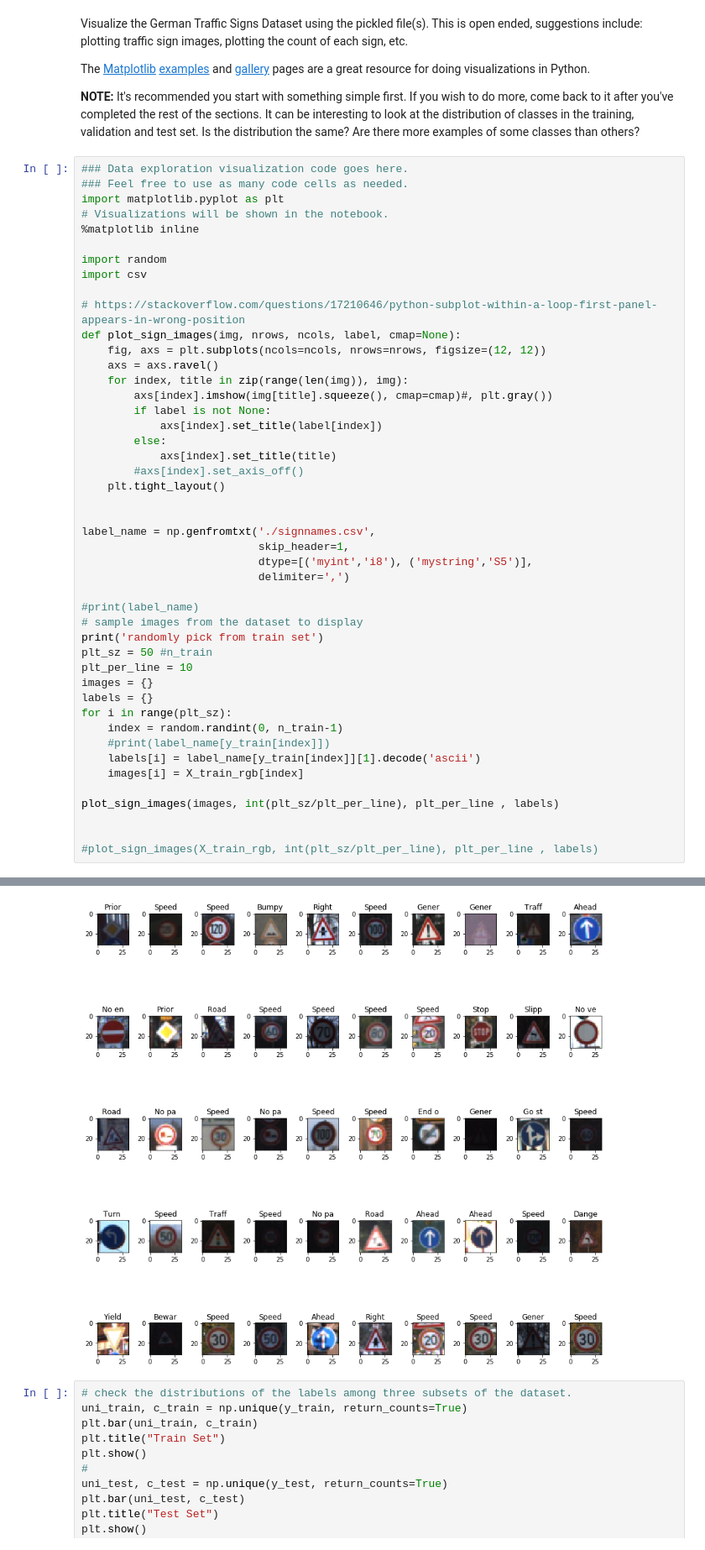
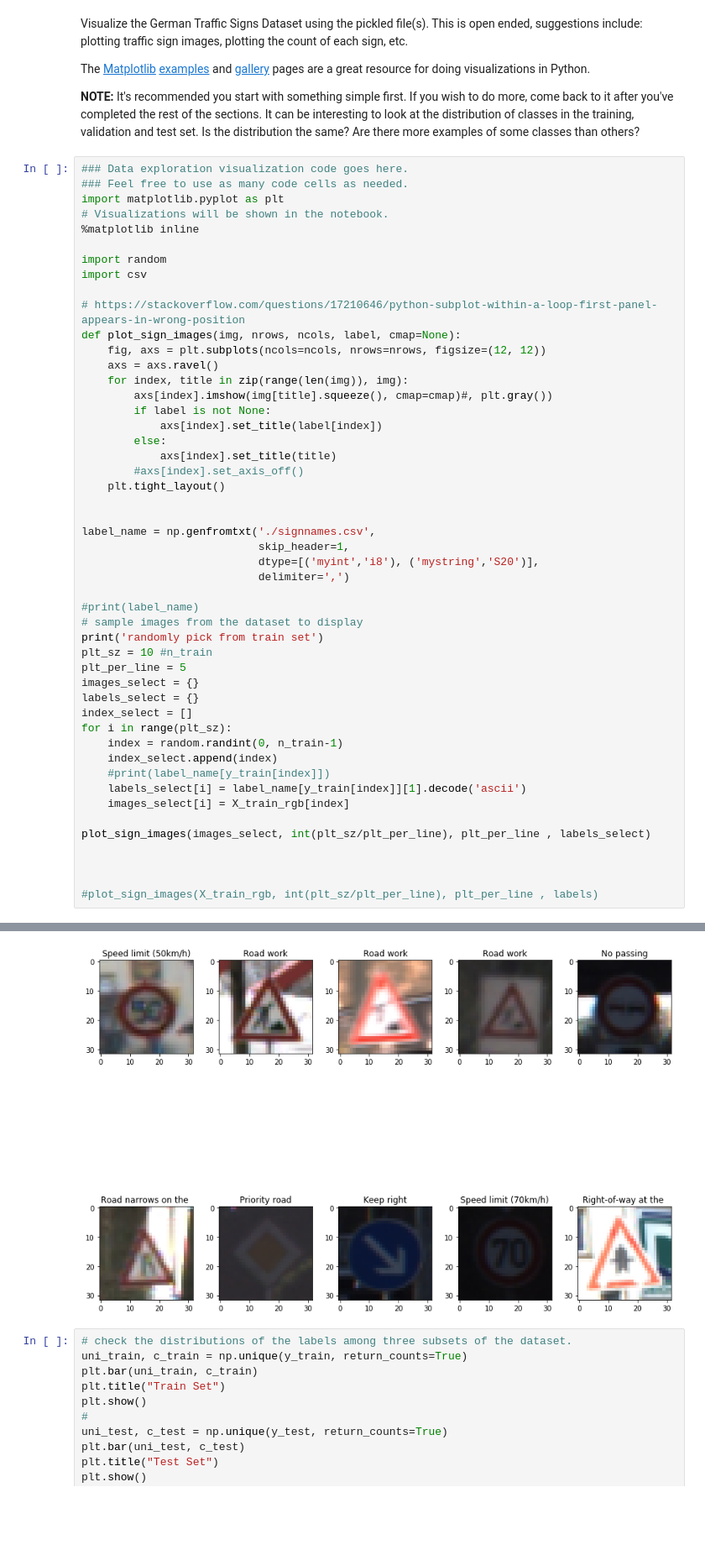
Before and after one commit to zhuangh/CarND-Traffic-Sign-Classifier-Project, a Jupyter notebook: Traffic_Sign_Classifier.ipynb, the cells around one changed output, grey strips where cells are left out. Shown at 84% size. Saved outputs shown, nothing was run; the diff lists cells and outputs as text; blank space fills up the shorter version.

```diff
--- a/Traffic_Sign_Classifier.ipynb
+++ b/Traffic_Sign_Classifier.ipynb
@@ -109,42 +110,45 @@ import csv
 # https://stackoverflow.com/questions/17210646/python-subplot-within-a-loop-first-panel-appears-in-wrong-position
 def plot_sign_images(img, nrows, ncols, label, cmap=None):
     fig, axs = plt.subplots(ncols=ncols, nrows=nrows, figsize=(12, 12))
     axs = axs.ravel()
     for index, title in zip(range(len(img)), img):
         axs[index].imshow(img[title].squeeze(), cmap=cmap)#, plt.gray())
         if label is not None:
             axs[index].set_title(label[index])
         else:
             axs[index].set_title(title)
         #axs[index].set_axis_off()
     plt.tight_layout()
 
 
 label_name = np.genfromtxt('./signnames.csv',
                            skip_header=1,
-                           dtype=[('myint','i8'), ('mystring','S5')],
+                           dtype=[('myint','i8'), ('mystring','S20')],
                            delimiter=',')
 
 #print(label_name)
 # sample images from the dataset to display
 print('randomly pick from train set')
-plt_sz = 50 #n_train
-plt_per_line = 10
-images = {}
-labels = {}
+plt_sz = 10 #n_train
+plt_per_line = 5
+images_select = {}
+labels_select = {}
+index_select = []
 for i in range(plt_sz):
     index = random.randint(0, n_train-1)
+    index_select.append(index)
     #print(label_name[y_train[index]])
-    labels[i] = label_name[y_train[index]][1].decode('ascii')
-    images[i] = X_train_rgb[index]
+    labels_select[i] = label_name[y_train[index]][1].decode('ascii')
+    images_select[i] = X_train_rgb[index]
 
-plot_sign_images(images, int(plt_sz/plt_per_line), plt_per_line , labels)
+plot_sign_images(images_select, int(plt_sz/plt_per_line), plt_per_line , labels_select)
+
 
 
 #plot_sign_images(X_train_rgb, int(plt_sz/plt_per_line), plt_per_line , labels)
 # %% [output]
 randomly pick from train set
-[figure, old version]
+[figure, new version]
 # %%
 # check the distributions of the labels among three subsets of the dataset.
 uni_train, c_train = np.unique(y_train, return_counts=True)
```
Also changed, not shown: parts of 14 cells of this notebook, 2 other files.
